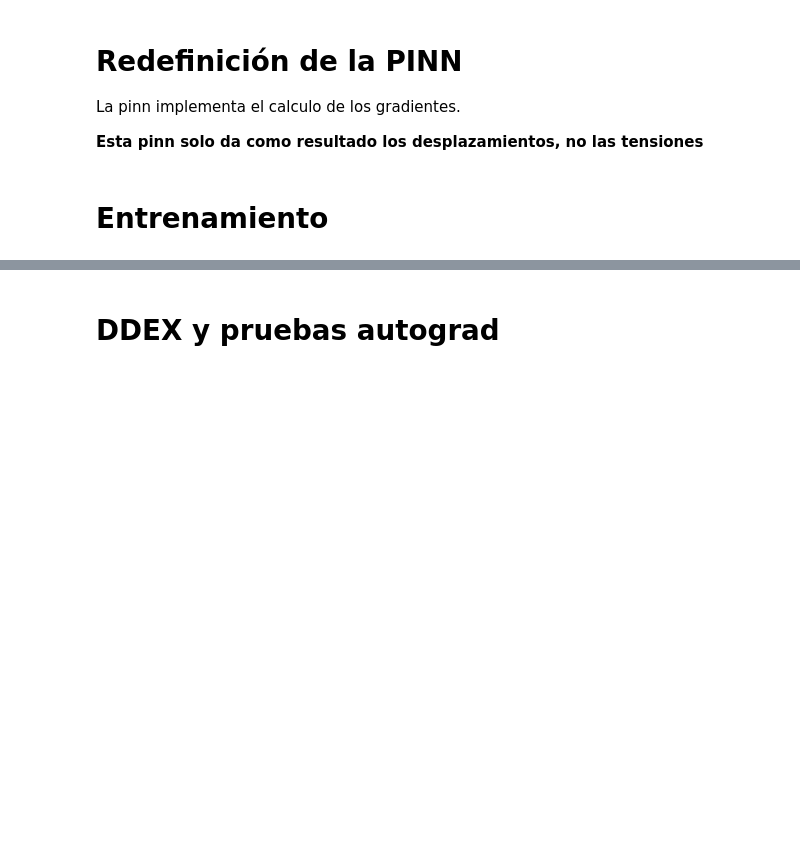
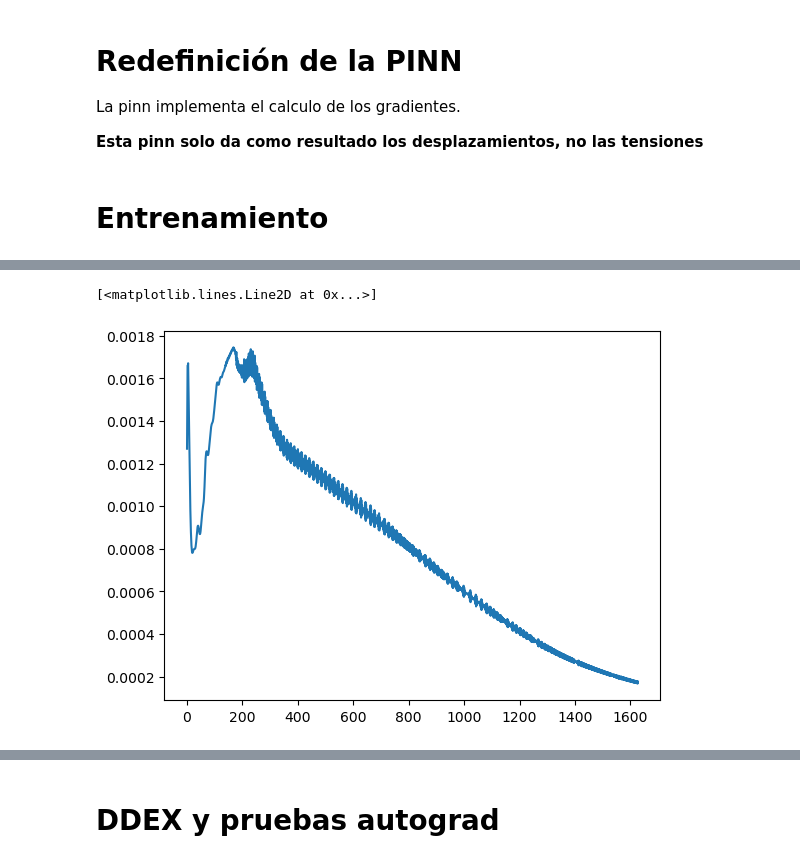
Before and after one commit to ArturoSirvent/DeepElasticity, a Jupyter notebook: notebooks/001-LinealElasticity/000-Lo_que_ya_funcionaba.ipynb, the cells around one changed output, grey strips where cells are left out. Saved outputs shown, nothing was run; the diff lists cells and outputs as text; code cells hidden in the pictures; blank space fills up the shorter version.

```diff
--- a/notebooks/001-LinealElasticity/000-Lo_que_ya_funcionaba.ipynb
+++ b/notebooks/001-LinealElasticity/000-Lo_que_ya_funcionaba.ipynb
@@ -398,0 +603,5 @@ class PINN(DNN):
+# %%
+plt.plot([i.item() for i in pinn.loss_history["BC"]])
+# %% [output]
+[<matplotlib.lines.Line2D at 0x...>]
+[figure, added]
```
Also changed, not shown: parts of 21 cells of this notebook, 1 other file.
